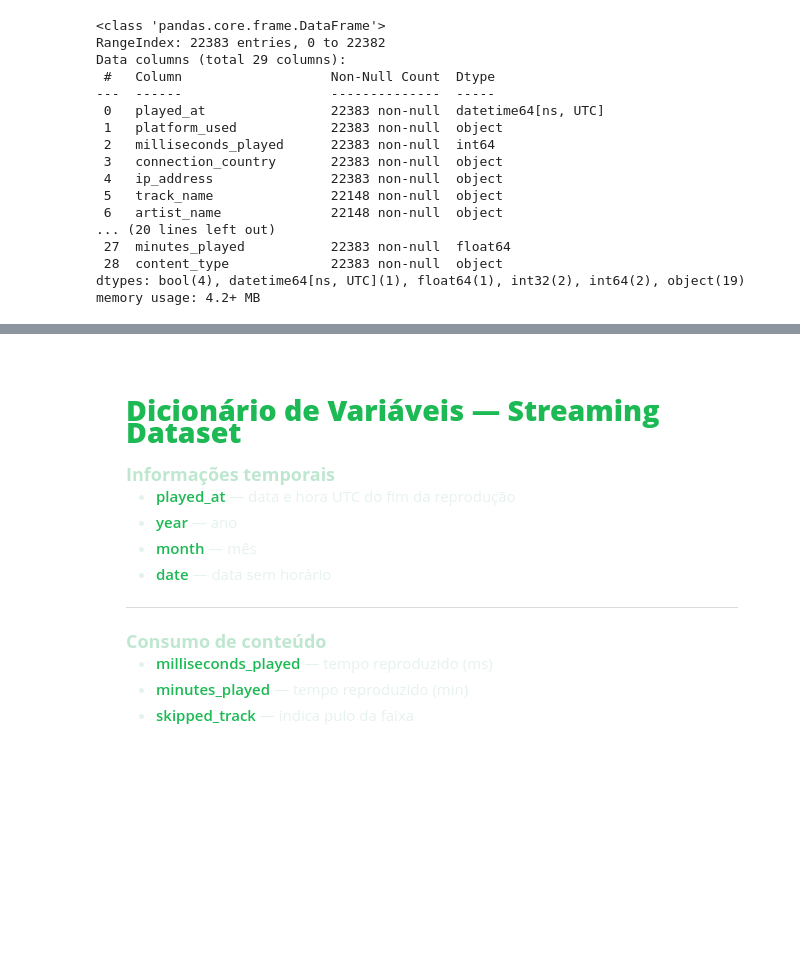
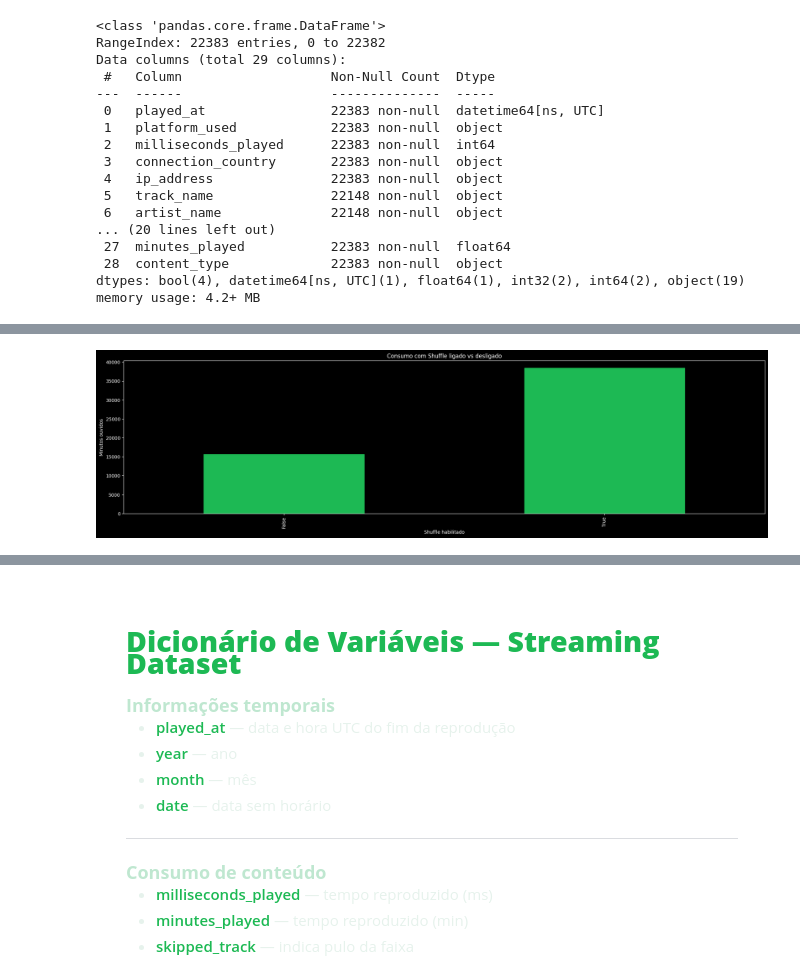
Before and after one commit to GuilhermeSouza122/atv_ciencia_dados, a Jupyter notebook: may/analise_descritiva.ipynb, the cells around one changed output, grey strips where cells are left out. Cells and saved outputs as stored; diff of their text form; code cells hidden in the pictures; blank space fills up the shorter version.

```diff
--- a/may/analise_descritiva.ipynb
+++ b/may/analise_descritiva.ipynb
@@ -264,0 +344,17 @@ memory usage: 4.2+ MB
+# %%
+# Shuffle vs não shuffle
+shuffle_usage = df.groupby("shuffle_enabled")["minutes_played"].sum()
+
+plt.figure()
+shuffle_usage.plot(kind="bar")
+plt.title("Consumo com Shuffle ligado vs desligado")
+plt.xlabel("Shuffle habilitado")
+plt.ylabel("Minutos ouvidos")
+# deixar a largura do gráfico mais larga
+plt.gcf().set_size_inches(25, 6)
+# deixar a cor das barras como #1DB954
+for patch in plt.gca().patches:
+    patch.set_color("#1DB954")
+plt.show()
+# %% [output]
+[figure, added]
```
Also changed, not shown: parts of 8 cells of this notebook.
